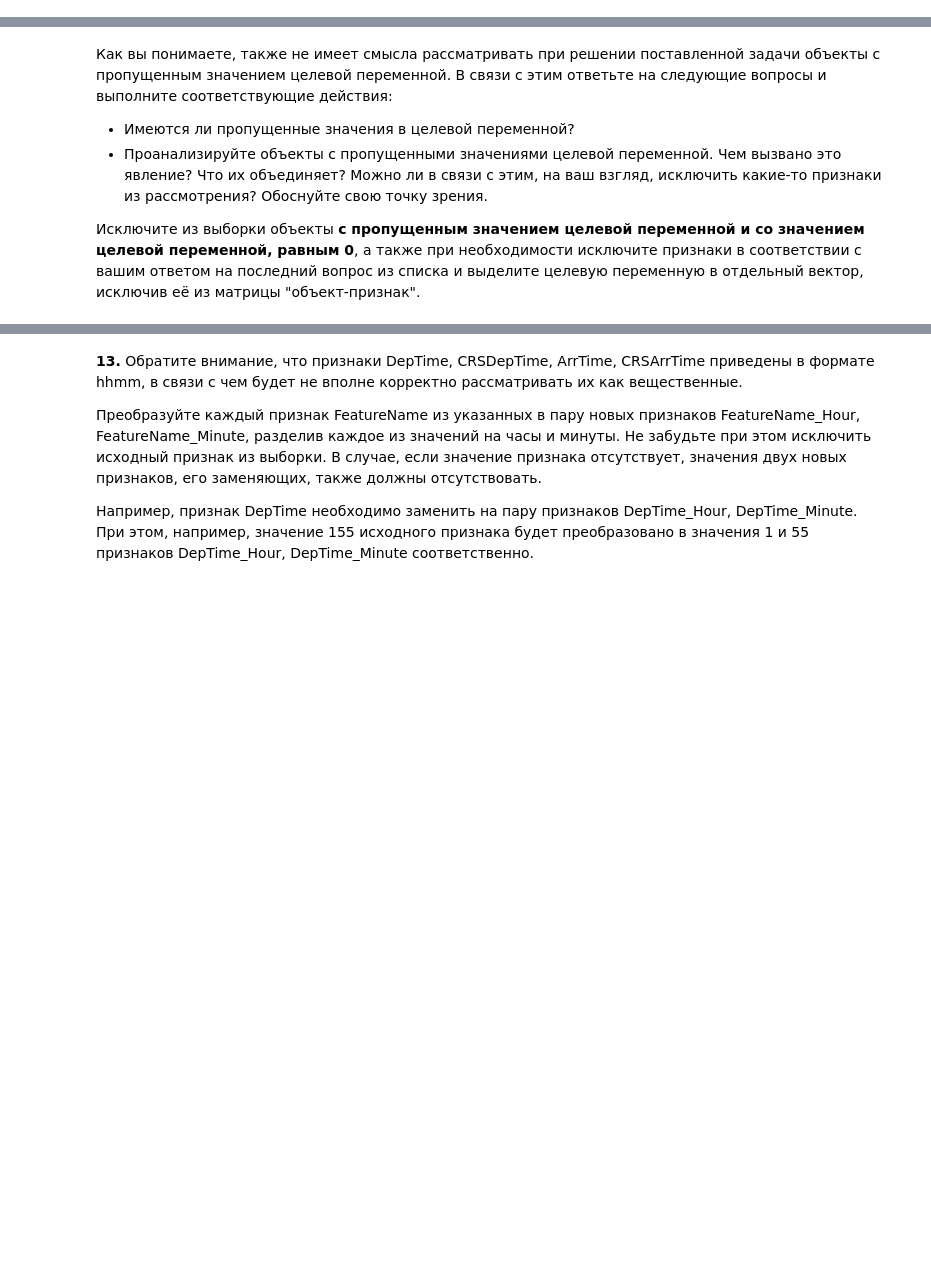
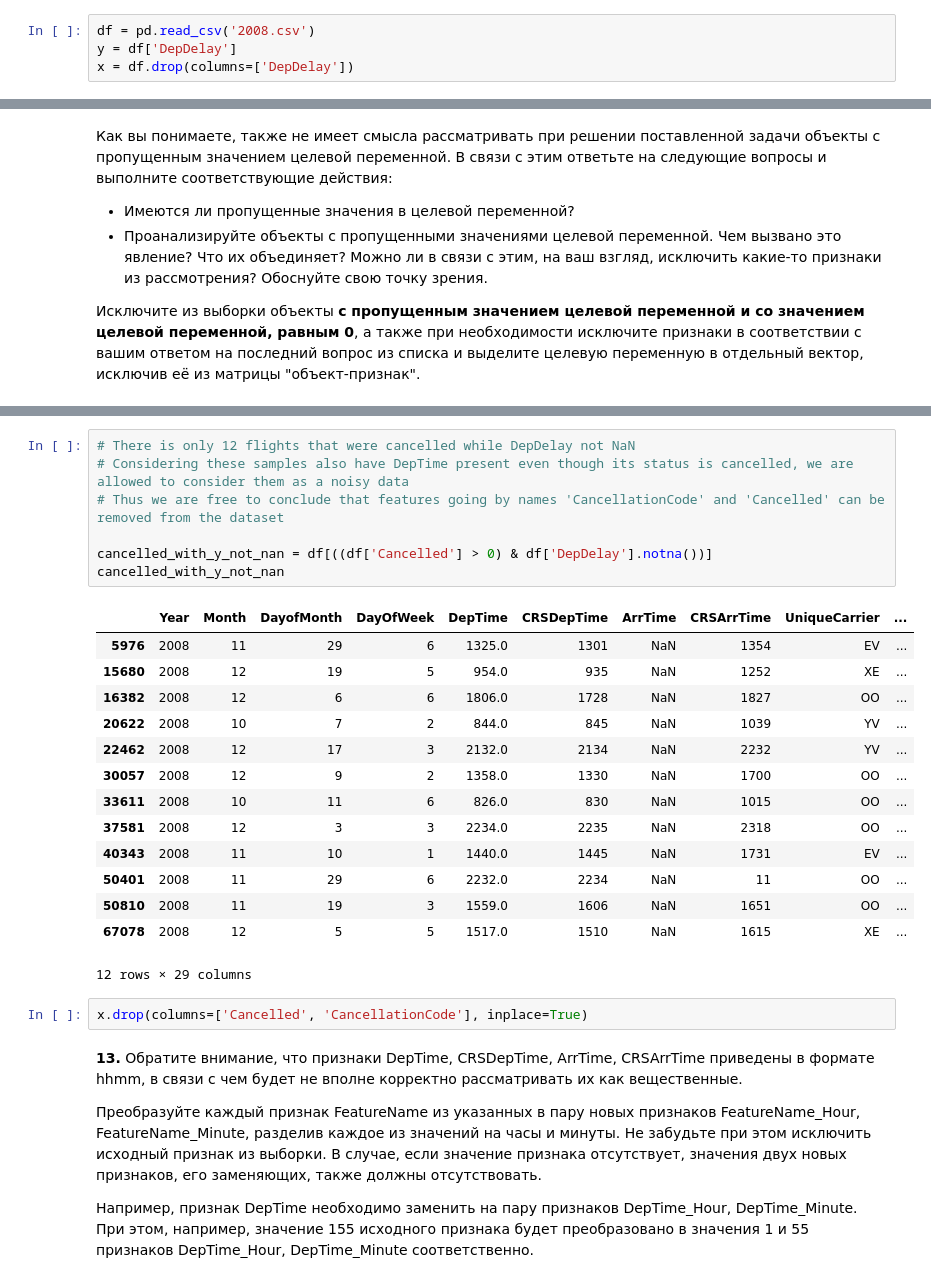
Before and after one commit to creepymorties/data-analysis-labs, a Jupyter notebook: homework-practice-01-linregr.ipynb, the cells around one changed output, grey strips where cells are left out. Cells and saved outputs as stored; diff of their text form; blank space fills up the shorter version.

```diff
--- a/homework-practice-01-linregr.ipynb
+++ b/homework-practice-01-linregr.ipynb
@@ -284,0 +283,4 @@ pprint(max_delay)
+# %%
+df = pd.read_csv('2008.csv')
+y = df['DepDelay']
+x = df.drop(columns=['DepDelay'])
@@ -293,3 +357,27 @@ pprint(max_delay)
+# %%
+# There is only 12 flights that were cancelled while DepDelay not NaN
+# Considering these samples also have DepTime present even though its status is cancelled, we are allowed to consider them as a noisy data
+# Thus we are free to conclude that features going by names 'CancellationCode' and 'Cancelled' can be removed from the dataset
+
+cancelled_with_y_not_nan = df[((df['Cancelled'] > 0) & df['DepDelay'].notna())]
+cancelled_with_y_not_nan
+# %% [output]
+|  | Year | Month | DayofMonth | DayOfWeek | DepTime | CRSDepTime | ArrTime | CRSArrTime | UniqueCarrier | ... |
+| 5976 | 2008 | 11 | 29 | 6 | 1325.0 | 1301 | NaN | 1354 | EV | ... |
+| 15680 | 2008 | 12 | 19 | 5 | 954.0 | 935 | NaN | 1252 | XE | ... |
+| 16382 | 2008 | 12 | 6 | 6 | 1806.0 | 1728 | NaN | 1827 | OO | ... |
+| 20622 | 2008 | 10 | 7 | 2 | 844.0 | 845 | NaN | 1039 | YV | ... |
+| 22462 | 2008 | 12 | 17 | 3 | 2132.0 | 2134 | NaN | 2232 | YV | ... |
+| 30057 | 2008 | 12 | 9 | 2 | 1358.0 | 1330 | NaN | 1700 | OO | ... |
+| 33611 | 2008 | 10 | 11 | 6 | 826.0 | 830 | NaN | 1015 | OO | ... |
+| 37581 | 2008 | 12 | 3 | 3 | 2234.0 | 2235 | NaN | 2318 | OO | ... |
+| 40343 | 2008 | 11 | 10 | 1 | 1440.0 | 1445 | NaN | 1731 | EV | ... |
+| 50401 | 2008 | 11 | 29 | 6 | 2232.0 | 2234 | NaN | 11 | OO | ... |
+| 50810 | 2008 | 11 | 19 | 3 | 1559.0 | 1606 | NaN | 1651 | OO | ... |
+| 67078 | 2008 | 12 | 5 | 5 | 1517.0 | 1510 | NaN | 1615 | XE | ... |
+12 rows × 29 columns
+# %%
+x.drop(columns=['Cancelled', 'CancellationCode'], inplace=True)
 # %% [markdown]
 **13.** Обратите внимание, что признаки DepTime, CRSDepTime, ArrTime, CRSArrTime приведены в формате hhmm, в связи с чем будет не вполне корректно рассматривать их как вещественные.
 
```
Also changed, not shown: parts of 8 cells of this notebook.
